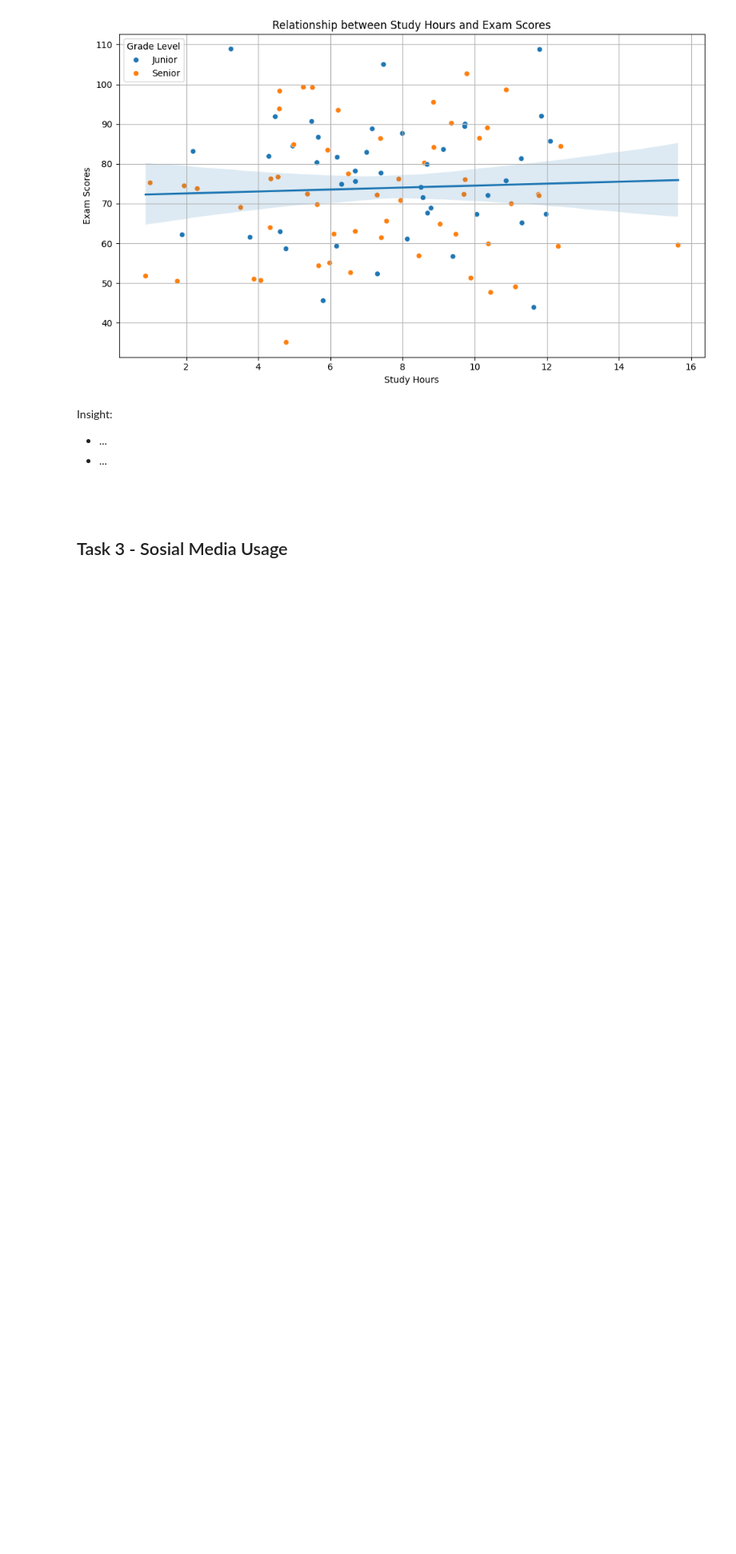
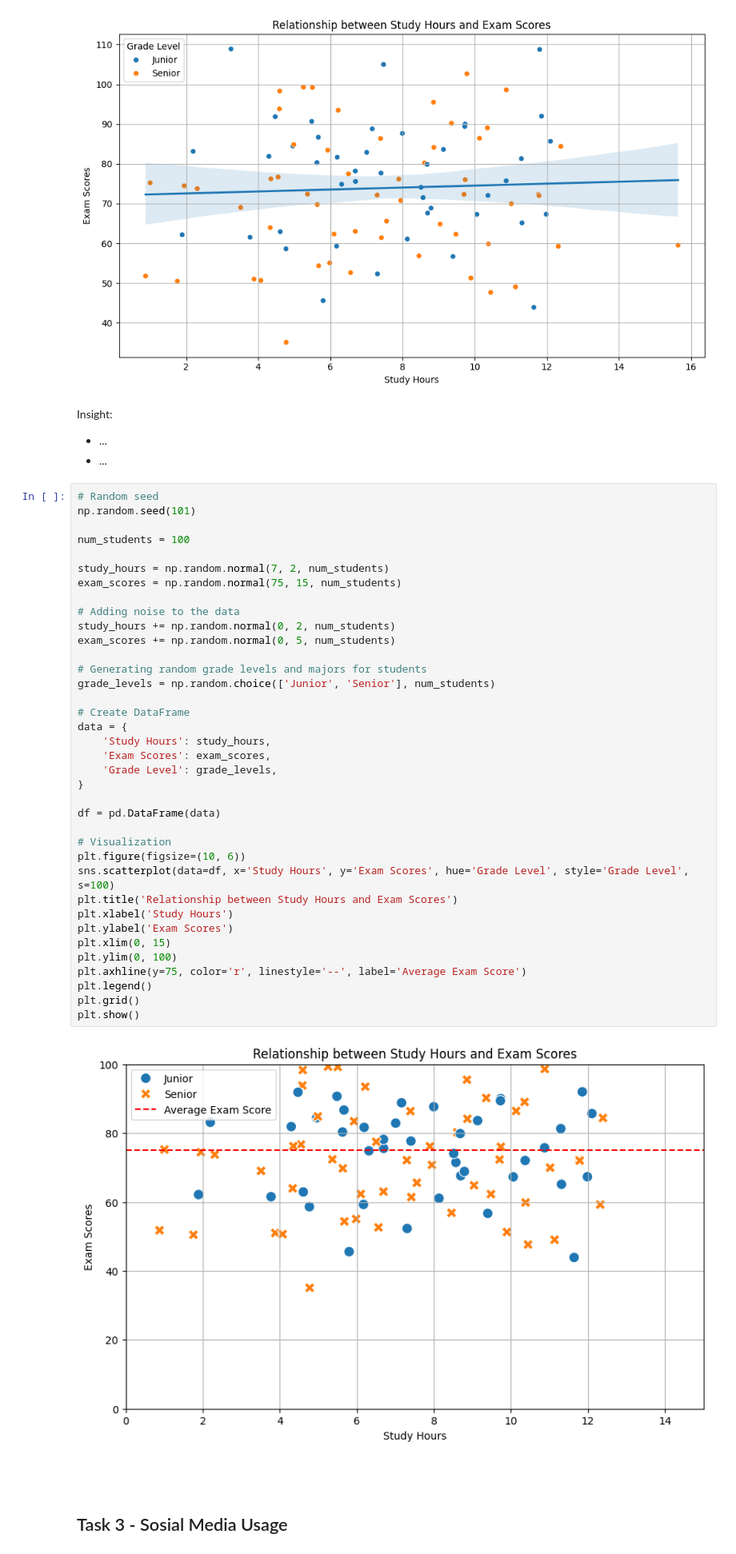
Before and after one commit to Quinntes/bootcamp, a Jupyter notebook: practice_session/2_data_analysis/4_python_for_data_visualization/day_20_quiz.ipynb, the cells around one changed output. Shown at 80% size. Saved outputs shown, nothing was run; the diff lists cells and outputs as text; blank space fills up the shorter version.

```diff
--- a/practice_session/2_data_analysis/4_python_for_data_visualization/day_20_quiz.ipynb
+++ b/practice_session/2_data_analysis/4_python_for_data_visualization/day_20_quiz.ipynb
@@ -97,6 +170,45 @@ df = pd.DataFrame(data)
 Insight:
 - ...
 - ...
+# %%
+# Random seed
+np.random.seed(101)
+
+num_students = 100
+
+study_hours = np.random.normal(7, 2, num_students)
+exam_scores = np.random.normal(75, 15, num_students)
+
+# Adding noise to the data
+study_hours += np.random.normal(0, 2, num_students)
+exam_scores += np.random.normal(0, 5, num_students)
+
+# Generating random grade levels and majors for students
+grade_levels = np.random.choice(['Junior', 'Senior'], num_students)
+
+# Create DataFrame
+data = {
+    'Study Hours': study_hours,
+    'Exam Scores': exam_scores,
+    'Grade Level': grade_levels,
+}
+
+df = pd.DataFrame(data)
+
+# Visualization
+plt.figure(figsize=(10, 6))
+sns.scatterplot(data=df, x='Study Hours', y='Exam Scores', hue='Grade Level', style='Grade Level', s=100)
+plt.title('Relationship between Study Hours and Exam Scores')
+plt.xlabel('Study Hours')
+plt.ylabel('Exam Scores')
+plt.xlim(0, 15)
+plt.ylim(0, 100)
+plt.axhline(y=75, color='r', linestyle='--', label='Average Exam Score')
+plt.legend()
+plt.grid()
+plt.show()
+# %% [output]
+[figure, added]
 # %% [markdown]
 <br>
 # %% [markdown]
```
Also changed, not shown: parts of 3 cells of this notebook.
